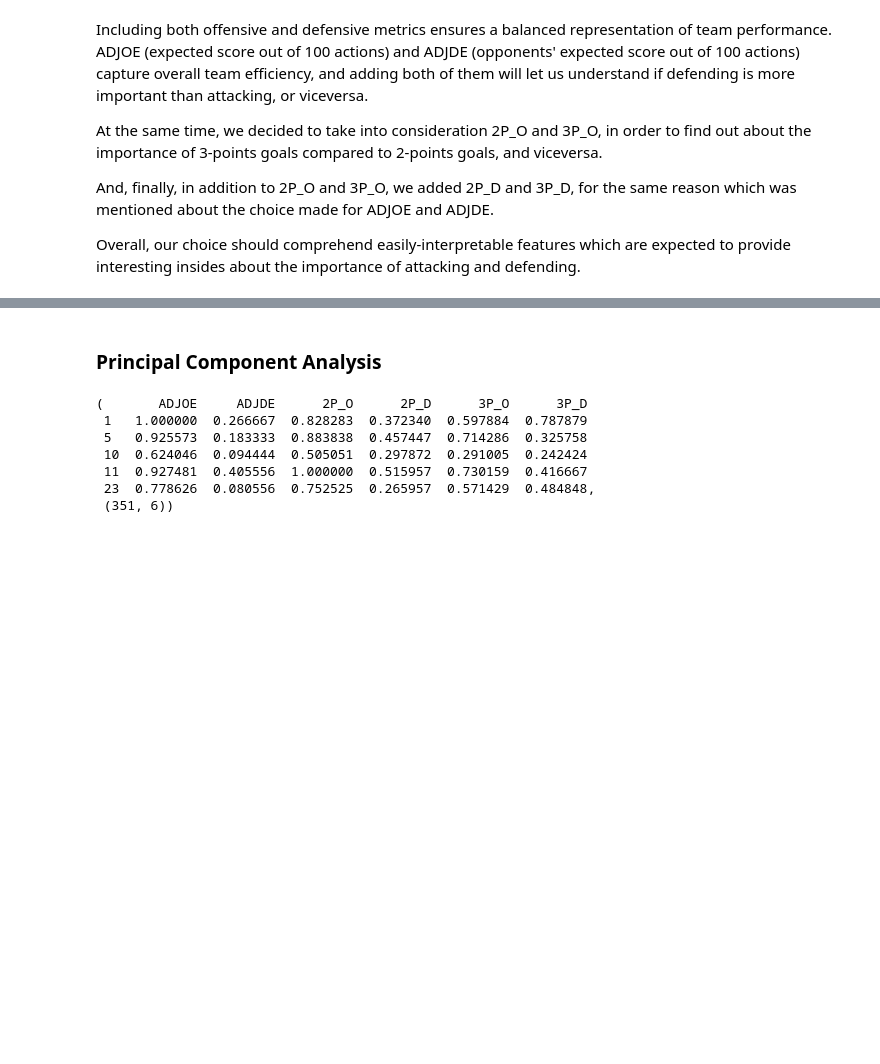
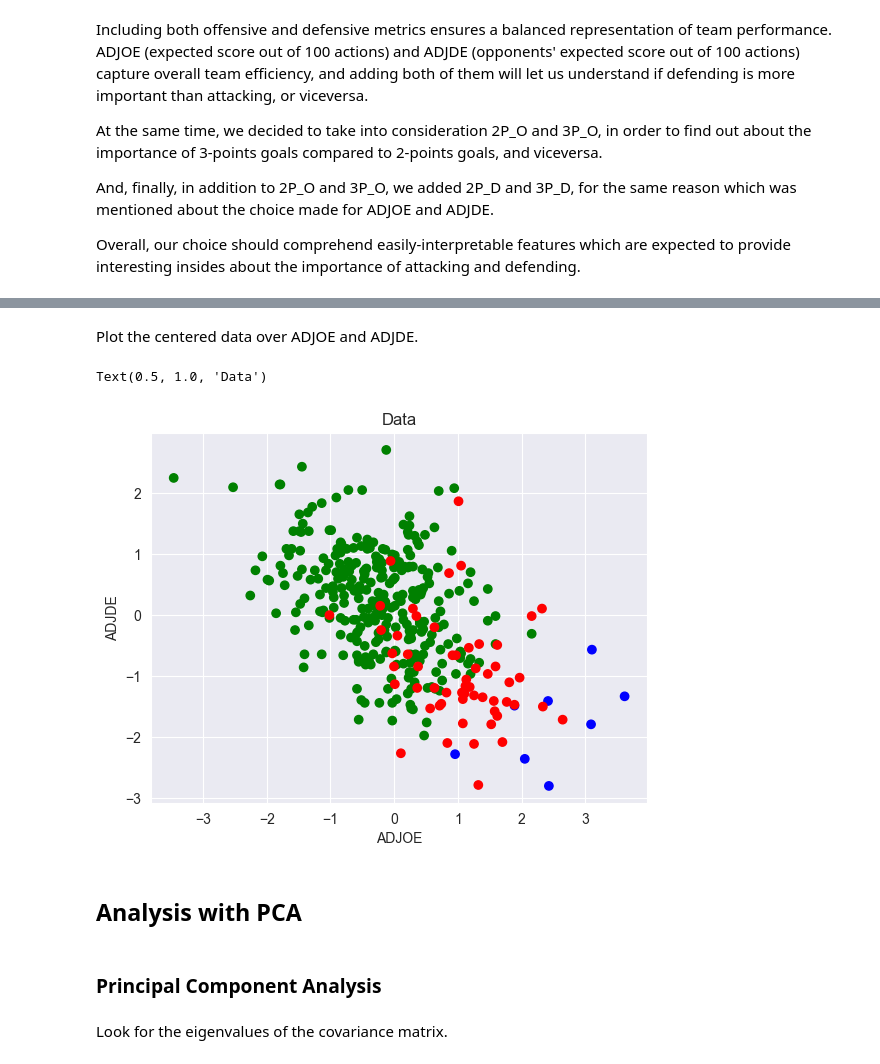
Before and after one commit to peetceenatoo/ncaa-mining, a Jupyter notebook: Scripts/Python/pca.ipynb, the cells around one changed output, grey strips where cells are left out. Saved outputs shown, nothing was run; the diff lists cells and outputs as text; code cells hidden in the pictures; blank space fills up the shorter version.

```diff
--- a/Scripts/Python/pca.ipynb
+++ b/Scripts/Python/pca.ipynb
@@ -46,6 +44,6 @@ First, we drop columns that we do not need. In addition, we add one more column
 # %%
-# Drop columns 'TEAM', 'CONF', 'POSTSEASON'
-df = df.drop(['TEAM', 'CONF', 'POSTSEASON'], axis=1)
+# Drop columns 'TEAM', 'CONF'
+df = df.drop(['TEAM', 'CONF'], axis=1)
 # %% [markdown]
 Check the size of the dataset.
 # %%
@@ -68 +68,26 @@ df.shape
+# %%
+# Save column 'POSTSEASON' for later
+df_colors = df[['POSTSEASON']]
+
+# Colour list for the plot depending on df_colors
+c=[]
+for i in range(len(df_colors)):
+
+    if df_colors.iloc[i][0] == 'R64':
+        c.append('red')
+    elif df_colors.iloc[i][0] == 'R32':
+        c.append('red')
+    elif df_colors.iloc[i][0] == 'S16':
+        c.append('red')
+    elif df_colors.iloc[i][0] == 'E8':
+        c.append('blue')
+    elif df_colors.iloc[i][0] == 'F4':
+        c.append('blue')
+    elif df_colors.iloc[i][0] == '2ND':
+        c.append('blue')
+    elif df_colors.iloc[i][0] == 'Champions':
+        c.append('blue')
+
+    else:
+        c.append('green')
 # %% [markdown]
@@ -77,0 +117,8 @@ Overall, our choice should comprehend easily-interpretable features which are ex
+# %%
+# Center data
+df = df - df.mean()
+
+# Normalize data
+df = df / df.std()
+
+df.head()
@@ -78,18 +132,19 @@ Overall, our choice should comprehend easily-interpretable features which are ex
+# %% [markdown]
+Plot the centered data over ADJOE and ADJDE.
+# %%
+# Make df a numpy array
+data = df.values
+
+plt.scatter(data[:, 0], data[:, 1], c=c)
+plt.xlabel('ADJOE')
+plt.ylabel('ADJDE')
+plt.title('Data')
+# %% [output]
+Text(0.5, 1.0, 'Data')
+[figure, added]
+# %% [markdown]
+## Analysis with PCA
 # %% [markdown]
 ### Principal Component Analysis
-# %%
-# Take from df the columns 'ADJOE', 'ADJDE', '2P_O', '2P_D', '3P_O' and '3P_D'
-df = df[['ADJOE', 'ADJDE', '2P_O', '2P_D', '3P_O', '3P_D']]
-
-# Normalize data by Range
-df = (df - df.min()) / (df.max() - df.min())
-
-df.head()
-# %% [output]
-(       ADJOE     ADJDE      2P_O      2P_D      3P_O      3P_D
- 1   1.000000  0.266667  0.828283  0.372340  0.597884  0.787879
- 5   0.925573  0.183333  0.883838  0.457447  0.714286  0.325758
- 10  0.624046  0.094444  0.505051  0.297872  0.291005  0.242424
- 11  0.927481  0.405556  1.000000  0.515957  0.730159  0.416667
- 23  0.778626  0.080556  0.752525  0.265957  0.571429  0.484848,
- (351, 6))
+# %% [markdown]
+Look for the eigenvalues of the covariance matrix.
```
Also changed, not shown: parts of 35 cells of this notebook.
